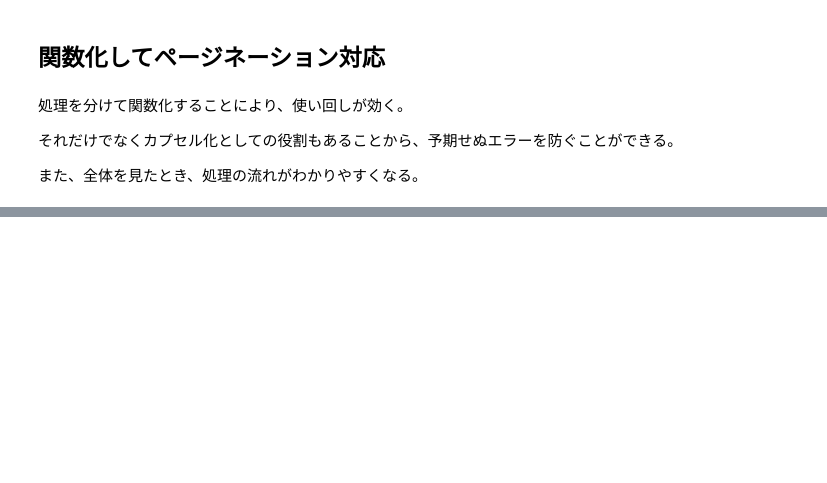
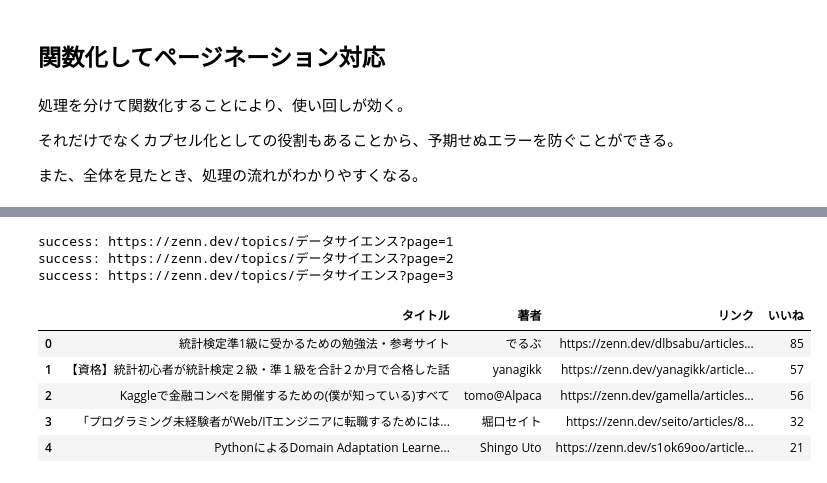
Before and after one commit to nyatinte/dsci_scraping_material, a Jupyter notebook: main.ipynb, the cells around one changed output, grey strips where cells are left out. Drawn from its saved outputs; the diff is of its cells as text; code cells hidden in the pictures; blank space fills up the shorter version.

```diff
--- a/main.ipynb
+++ b/main.ipynb
@@ -135,0 +357,14 @@ df = get_zenn_article_df_by_topic(3)
+# %%
+# トピックを指定して、記事の情報を取得する
+df = get_zenn_article_df_by_topic(max_page=3, topic="データサイエンス")
+df.head()
+# %% [output]
+success: https://zenn.dev/topics/データサイエンス?page=1
+success: https://zenn.dev/topics/データサイエンス?page=2
+success: https://zenn.dev/topics/データサイエンス?page=3
+|  | タイトル | 著者 | リンク | いいね |
+| 0 | 統計検定準1級に受かるための勉強法・参考サイト | でるぶ | https://zenn.dev/dlbsabu/articles... | 85 |
+| 1 | 【資格】統計初心者が統計検定２級・準１級を合計２か月で合格した話 | yanagikk | https://zenn.dev/yanagikk/article... | 57 |
+| 2 | Kaggleで金融コンペを開催するための(僕が知っている)すべて | tomo@Alpaca | https://zenn.dev/gamella/articles... | 56 |
+| 3 | 「プログラミング未経験者がWeb/ITエンジニアに転職するためには... | 堀口セイト | https://zenn.dev/seito/articles/8... | 32 |
+| 4 | PythonによるDomain Adaptation Learne... | Shingo Uto | https://zenn.dev/s1ok69oo/article... | 21 |
```
Also changed, not shown: parts of 46 cells of this notebook, 1 other file.
